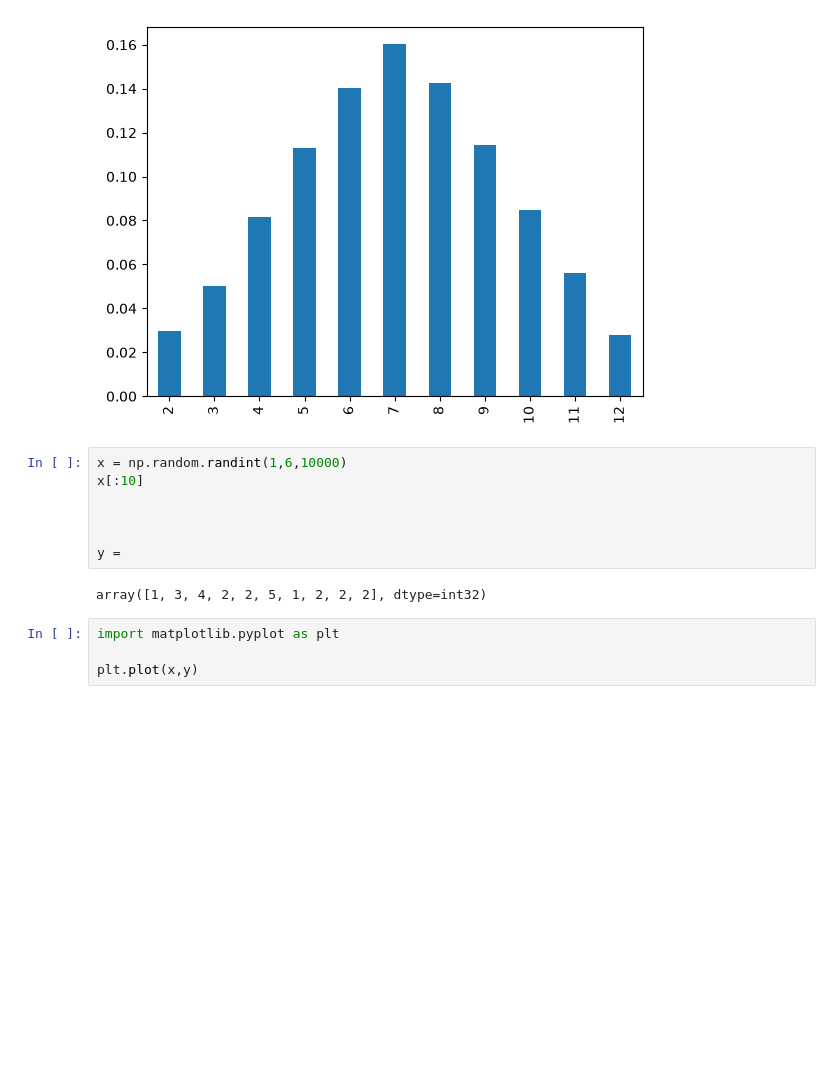
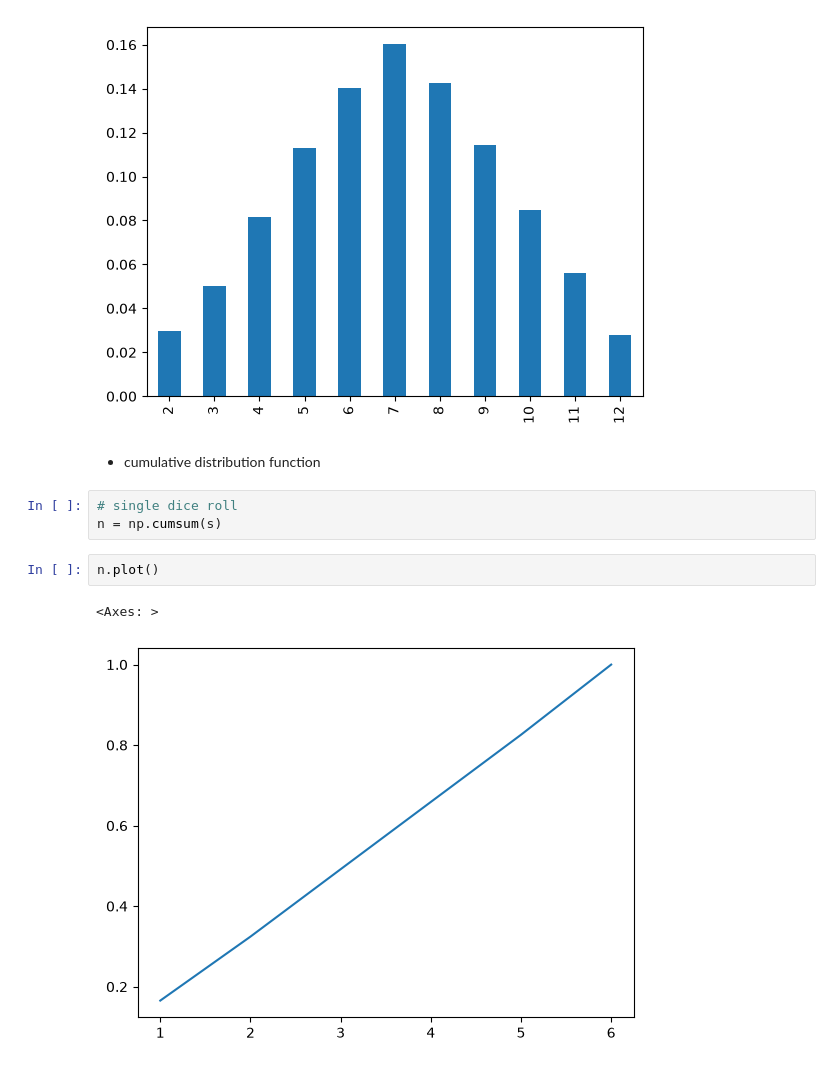
Before and after one commit to GitAnkit-hub/Statistics, a Jupyter notebook: PMF.ipynb, the cells around one changed output. Cells and saved outputs as stored; diff of their text form; blank space fills up the shorter version.

Commit message:
cumulative distribution function

```diff
--- a/PMF.ipynb
+++ b/PMF.ipynb
@@ -64,16 +64,13 @@ s.plot(kind='bar')
 # %% [output]
 <Axes: >
 [figure]
-# %%
-x = np.random.randint(1,6,10000)
-x[:10]
-
-
-
-y =
-# %% [output]
-array([1, 3, 4, 2, 2, 5, 1, 2, 2, 2], dtype=int32)
-# %%
-import matplotlib.pyplot as plt
-
-plt.plot(x,y)
+# %% [markdown]
+* cumulative distribution function
+# %%
+# single dice roll
+n = np.cumsum(s)
+# %%
+n.plot()
+# %% [output]
+<Axes: >
+[figure, added]
```
Also changed, not shown: parts of 2 cells of this notebook.
